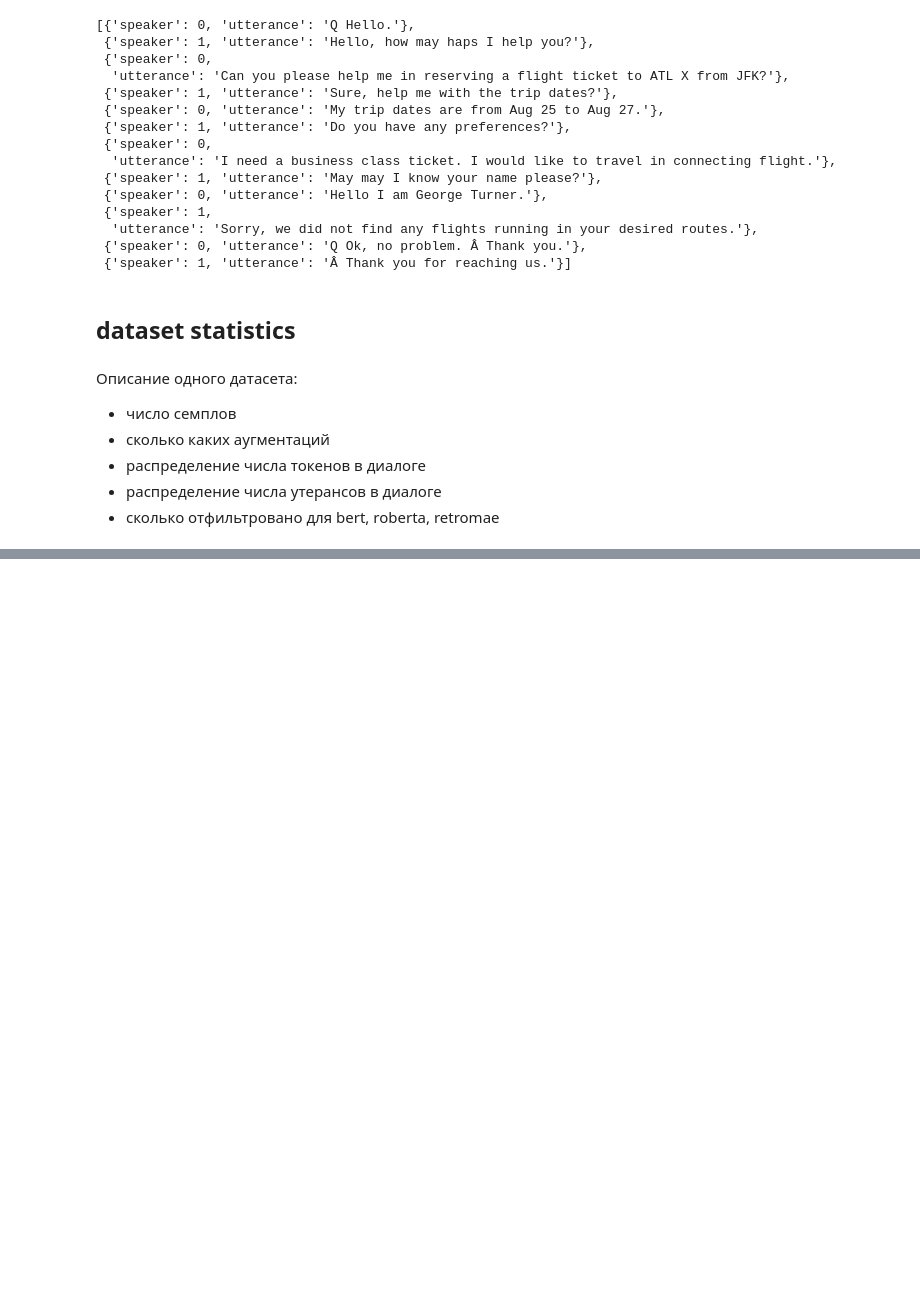
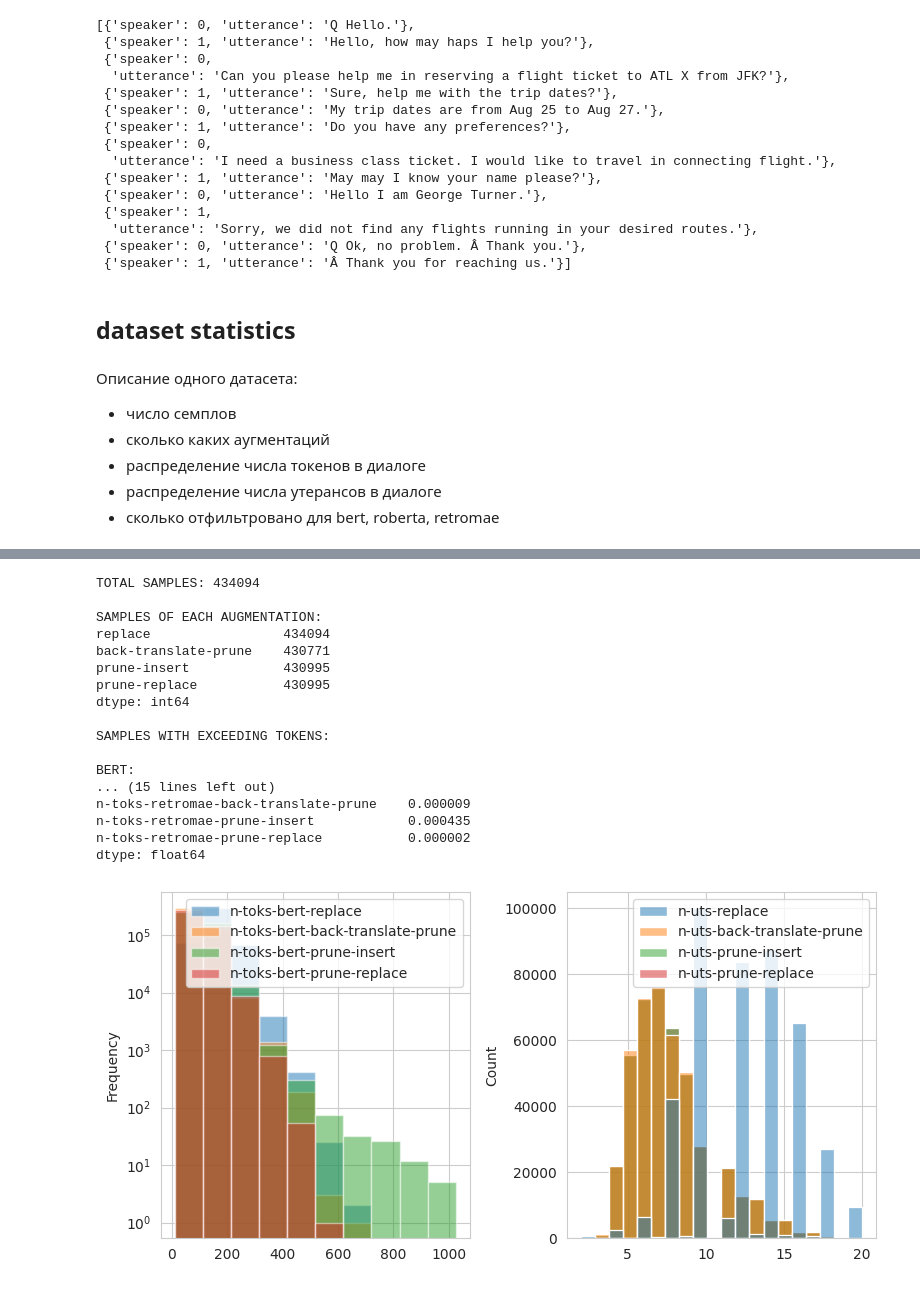
Before and after one commit to voorhs/dialogue-augmentation, a Jupyter notebook: testbed.ipynb, the cells around one changed output, grey strips where cells are left out. Drawn from its saved outputs; the diff is of its cells as text; code cells hidden in the pictures; blank space fills up the shorter version.

```diff
--- a/testbed.ipynb
+++ b/testbed.ipynb
@@ -400,0 +405,21 @@ dataset[0]
+# %%
+print_report('data/reports/crazy', aug_names=['replace', 'back-translate-prune', 'prune-insert', 'prune-replace'])
+# %% [output]
+TOTAL SAMPLES: 434094
+
+SAMPLES OF EACH AUGMENTATION:
+replace                 434094
+back-translate-prune    430771
+prune-insert            430995
+prune-replace           430995
+dtype: int64
+
+SAMPLES WITH EXCEEDING TOKENS:
+
+BERT:
+... (15 lines left out)
+n-toks-retromae-back-translate-prune    0.000009
+n-toks-retromae-prune-insert            0.000435
+n-toks-retromae-prune-replace           0.000002
+dtype: float64
+[figure, added]
```
Also changed, not shown: parts of 10 cells of this notebook, 1 other file.
